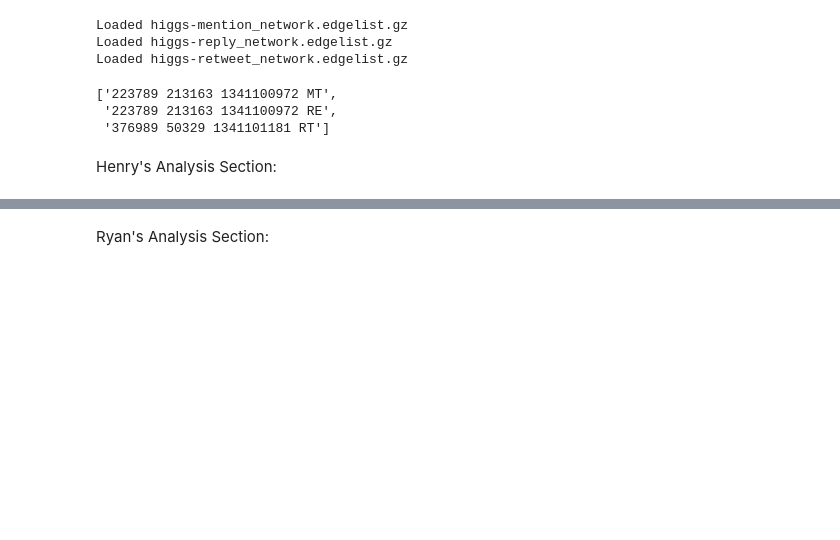
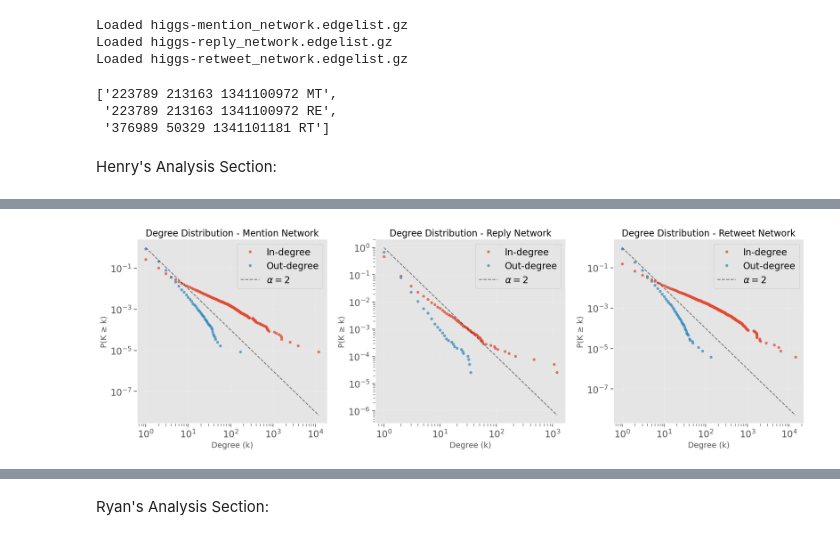
Before and after one commit to RyanHUNGry/DSC-190-Project, a Jupyter notebook: analysis.ipynb, the cells around one changed output, grey strips where cells are left out. Cells and saved outputs as stored; diff of their text form; code cells hidden in the pictures; blank space fills up the shorter version.

Commit message:
degree distribution and centrality

```diff
--- a/analysis.ipynb
+++ b/analysis.ipynb
@@ -47,0 +131,77 @@ Henry's Analysis Section:
+# %%
+# Function to compute and plot degree distributions
+def analyze_degree_distribution(G, network_name, ax=None):
+    """Analyze and plot the in-degree and out-degree distributions."""
+    if ax is None:
+        fig, ax = plt.subplots(figsize=(10, 6))
+
+    # Get in and out degrees
+    in_degrees = dict(G.in_degree())
+    out_degrees = dict(G.out_degree())
+
+    # Count frequency of each degree
+    in_degree_counts = Counter(in_degrees.values())
+    out_degree_counts = Counter(out_degrees.values())
+
+    # Convert to arrays for plotting
+    in_x = np.array(list(in_degree_counts.keys()))
+    in_y = np.array([in_degree_counts[k] for k in in_x])
+    out_x = np.array(list(out_degree_counts.keys()))
+    out_y = np.array([out_degree_counts[k] for k in out_x])
+
+    # Create CCDF (Complementary Cumulative Distribution Function)
+    in_ccdf = np.array([sum(in_y[in_x >= k]) for k in in_x]) / sum(in_y)
+    out_ccdf = np.array([sum(out_y[out_x >= k]) for k in out_x]) / sum(out_y)
+
+    # Plot on log-log scale
+    ax.loglog(in_x, in_ccdf, 'o', markersize=4, alpha=0.7, label='In-degree')
+    ax.loglog(out_x, out_ccdf, 'o', markersize=4, alpha=0.7, label='Out-degree')
+
+    # Add reference power law line
+    k_min = 1
+    k_max = max(max(in_x), max(out_x))
+    reference_x = np.logspace(np.log10(k_min), np.log10(k_max), 100)
+    reference_y = reference_x**(-2)  # Power law with exponent -2
+    ax.loglog(reference_x, reference_y / reference_y[0], 'k--', alpha=0.5, label=r'$\alpha = 2$')
+
+    ax.set_xlabel('Degree (k)')
+    ax.set_ylabel('P(K ≥ k)')
+    ax.set_title(f'Degree Distribution - {network_name} Network')
+    ax.legend()
+    ax.grid(True, alpha=0.3)
+
+    # Calculate power law fit for in-degree
+    if len(in_x) > 5:
+        try:
+            # Filter out zeros for log-log fit
+            mask = (in_x > 0) & (in_ccdf > 0)
+            params = powerlaw.fit(in_x[mask], floc=0)
+            alpha_in = params[0]
+            print(f"{network_name} Network - In-degree power law exponent: {alpha_in:.3f}")
+        except:
+            print(f"{network_name} Network - In-degree power law fit failed")
+
+    # Return statistics
+    return {
+        'network': network_name,
+        'avg_in_degree': np.mean(list(in_degrees.values())),
+        'max_in_degree': max(in_degrees.values()),
+        'avg_out_degree': np.mean(list(out_degrees.values())),
+        'max_out_degree': max(out_degrees.values())
+    }
+
+# Analyze degree distributions for all networks
+fig, axes = plt.subplots(1, 3, figsize=(18, 6))
+degree_stats = []
+
+for i, (name, G) in enumerate(networks.items()):
+    stats = analyze_degree_distribution(G, name, axes[i])
+    degree_stats.append(stats)
+
+plt.tight_layout()
+plt.show()
+
+# Create a DataFrame with degree statistics
+degree_stats_df = pd.DataFrame(degree_stats)
+display(degree_stats_df)
+# %% [output]
@@ -47,0 +211 @@ Henry's Analysis Section:
+[figure, added]
```
Also changed, not shown: parts of 6 cells of this notebook.
